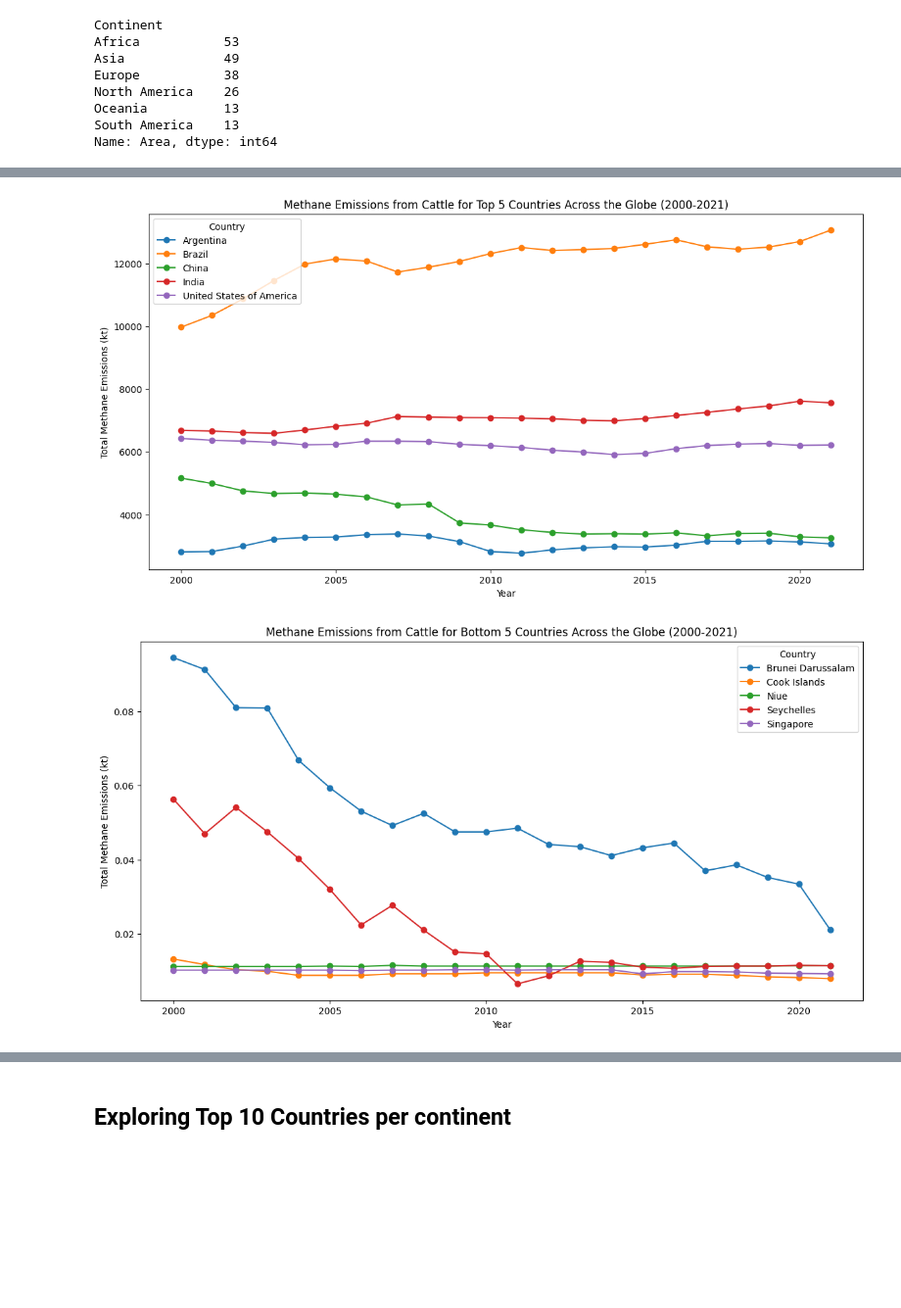
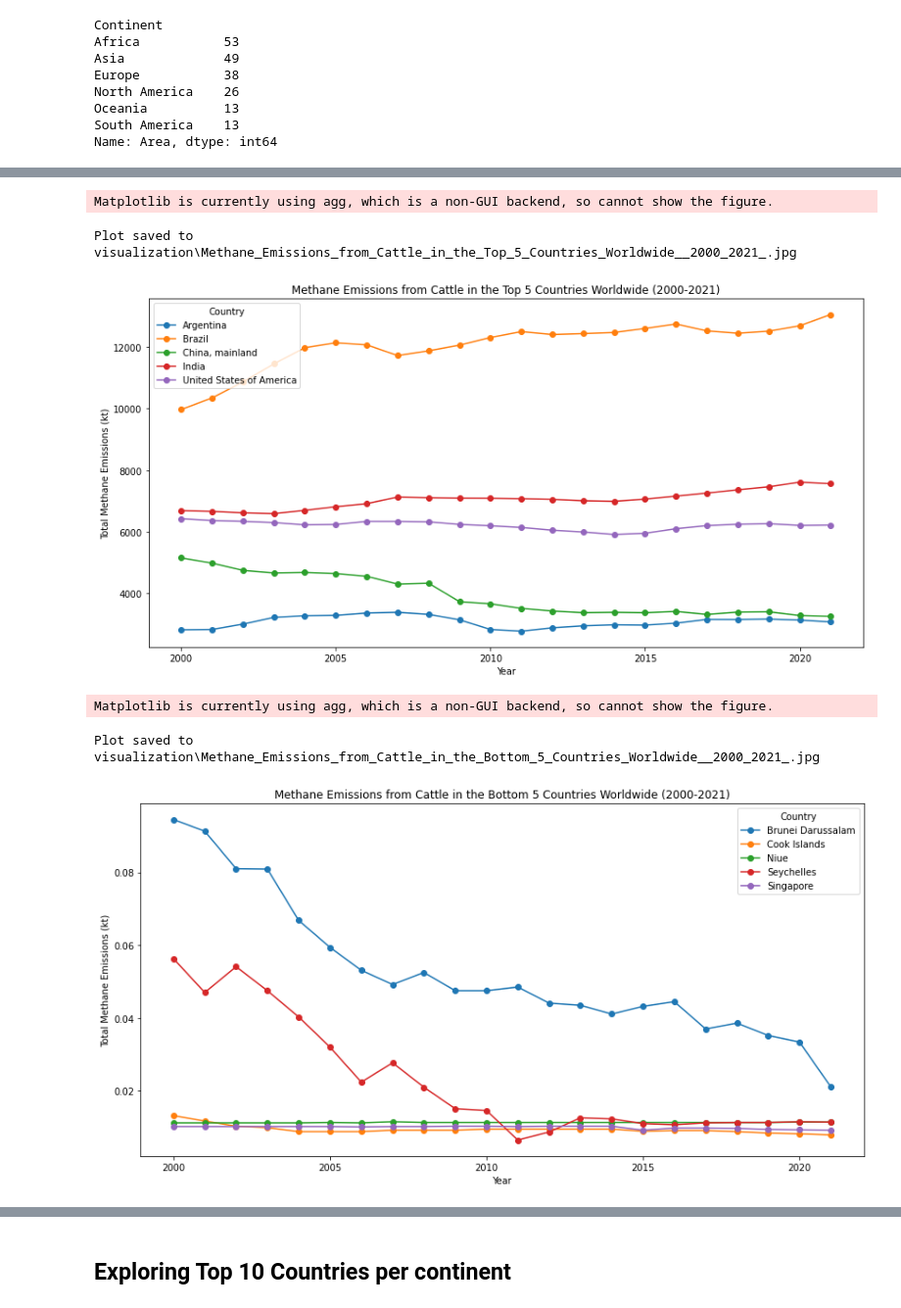
Before and after one commit to yusufokunlola/Livestock_Emissions, a Jupyter notebook: Livestock_Emissions_Project.ipynb, the cells around one changed output, grey strips where cells are left out. Shown at 98% size. Cells and saved outputs as stored; diff of their text form; code cells hidden in the pictures; blank space fills up the shorter version.

```diff
--- a/Livestock_Emissions_Project.ipynb
+++ b/Livestock_Emissions_Project.ipynb
@@ -165,7 +193,9 @@ def wrangle(df):
 # Load the original dataset
 # data = pd.read_csv(inpath+'/datasets/Cattle_CH4_dataset_1961_2021.csv') #- (1961 - 2022)
 
-data = pd.read_csv(inpath+'/datasets/Cattle_CH4_dataset_2000_2021.csv') #- (2000 - 2022)
+# data = pd.read_csv(inpath+'/datasets/Cattle_CH4_dataset_2000_2021.csv') #- (2000 - 2022)
+
+data = pd.read_csv('dataset/Cattle_CH4_dataset_2000_2021.csv')
 data.head()
 # %% [output]
 |  | Domain Code | Domain | Area Code (ISO2) | Area | Element Code | Element | Item Code (CPC) | Item | ... |
@@ -361,32 +425,38 @@ for continent in emissions_by_continent_year.columns:
 # %%
-# @title Methane Emissions from Cattle for Top 5 Countries Across the Globe (2000-2021)
+# @title Methane Emissions from Cattle in the Top 5 Countries Worldwide (2000-2021)
 
 # Calculate total emissions by country
 total_emissions_by_country = df.groupby('Area')['Value'].sum()
 
 # Get the top 5 countries with the highest total emissions
 top_5_countries = total_emissions_by_country.nlargest(5).index
 
 # Filter the DataFrame for these top 5 countries
 df_top_5 = df[df['Area'].isin(top_5_countries)]
 
 # Group by Country and Year
 emissions_by_country_year = df_top_5.groupby(['Area', 'Year'])['Value'].sum().unstack('Area')
 
 # Plot line charts for the top 5 countries
 plt.figure(figsize=(14, 7))
 for country in emissions_by_country_year.columns:
     plt.plot(emissions_by_country_year.index, emissions_by_country_year[country], marker='o', linestyle='-', label=country)
 
 plt.xlabel('Year')
 plt.ylabel('Total Methane Emissions (kt)')
-plt.title('Methane Emissions from Cattle for Top 5 Countries Across the Globe (2000-2021)')
+title = 'Methane Emissions from Cattle in the Top 5 Countries Worldwide (2000-2021)'
+plt.title(title)
 plt.legend(title='Country')
 plt.show()
+
+# Save the plot to the visualization folder
+save_plot(title)
 # %% [output]
+Matplotlib is currently using agg, which is a non-GUI backend, so cannot show the figure.
+Plot saved to visualization\Methane_Emissions_from_Cattle_in_the_Top_5_Countries_Worldwide__2000_2021_.jpg
-[figure, old version]
+[figure, new version]
 # %%
-# @title Methane Emissions from Cattle for Bottom 5 Countries Across the Globe (2000-2021)
+# @title Methane Emissions from Cattle in the Bottom 5 Countries Worldwide (2000-2021)
 
 # Get the bottom 5 countries with the lowest total emissions
 bottom_5_countries = total_emissions_by_country.nsmallest(5).index
@@ -404,8 +474,14 @@ for country in emissions_by_country_year.columns:
 
 plt.xlabel('Year')
 plt.ylabel('Total Methane Emissions (kt)')
-plt.title('Methane Emissions from Cattle for Bottom 5 Countries Across the Globe (2000-2021)')
+title = 'Methane Emissions from Cattle in the Bottom 5 Countries Worldwide (2000-2021)'
+plt.title(title)
 plt.legend(title='Country')
 plt.show()
+
+# Save the plot to the visualization folder
+save_plot(title)
 # %% [output]
+Matplotlib is currently using agg, which is a non-GUI backend, so cannot show the figure.
+Plot saved to visualization\Methane_Emissions_from_Cattle_in_the_Bottom_5_Countries_Worldwide__2000_2021_.jpg
-[figure, old version]
+[figure, new version]
```
Also changed, not shown: parts of 40 cells of this notebook, 23 other files.
